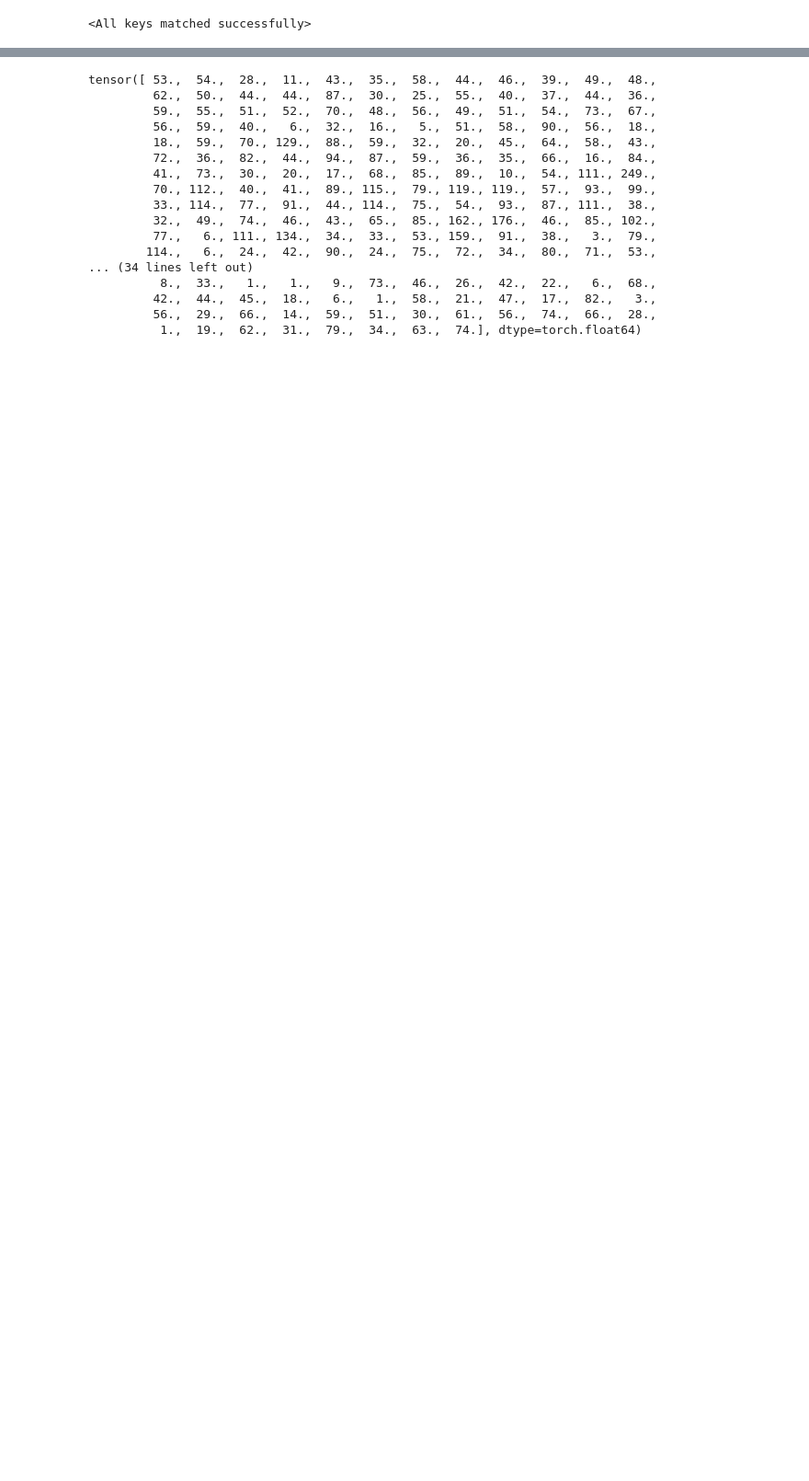
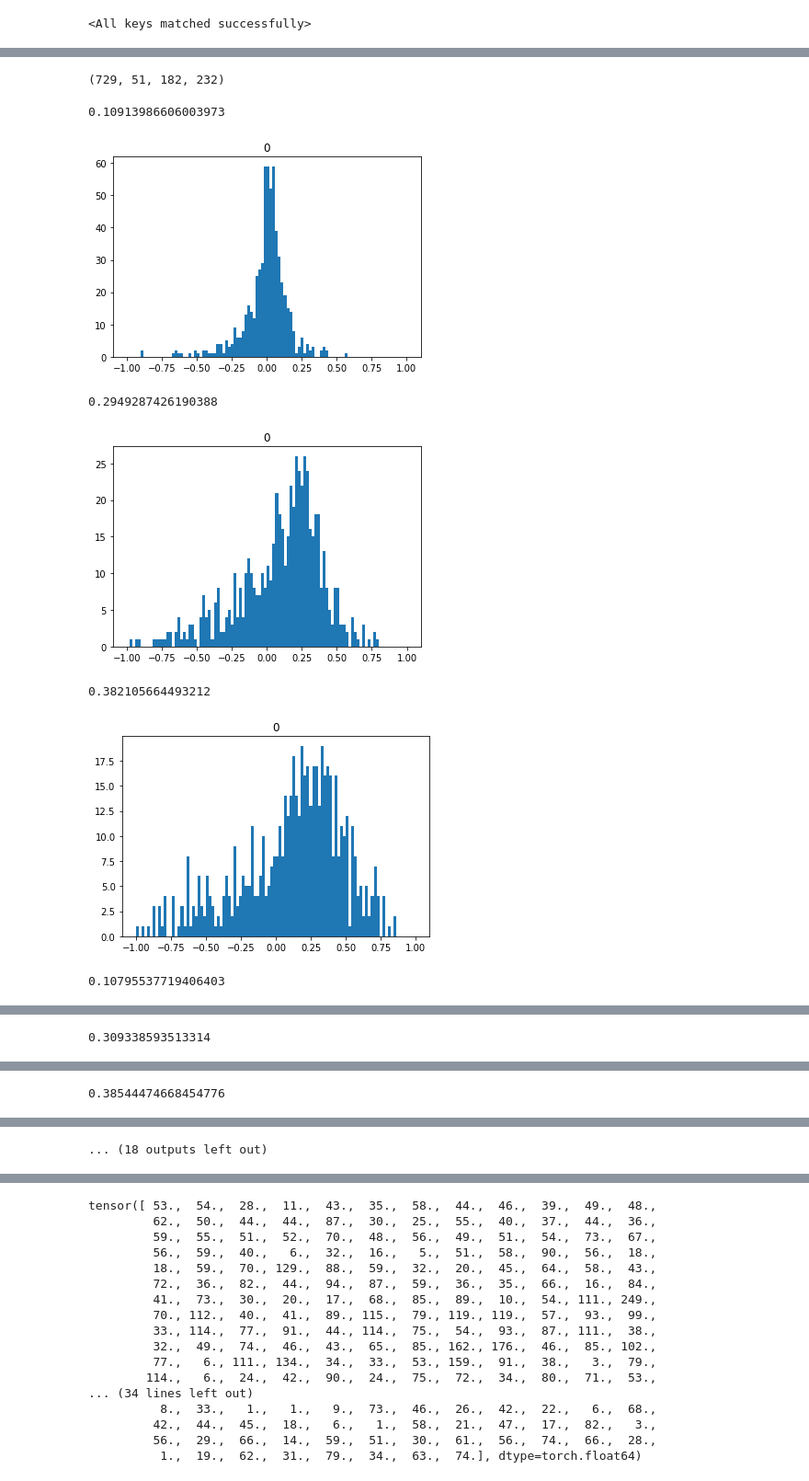
Before and after one commit to sky12807/InventoryOptimization, a Jupyter notebook: main_finetune_input.ipynb, the cells around one changed output, grey strips where cells are left out. Shown at 92% size. Cells and saved outputs as stored; diff of their text form; code cells hidden in the pictures; blank space fills up the shorter version.

Commit message:
update finetune labels for analysis , neet TODO list: 1. finetune EM(inventory) before compared with after.   -> visualization.

```diff
--- a/main_finetune_input.ipynb
+++ b/main_finetune_input.ipynb
@@ -173,12 +180,11 @@ def score(model,loader,criterion= nn.L1Loss() ):
 # %%
-test_score_L1 = score(test_model,testloader,criterion = nn.L1Loss())
-logging.info('-------------cur test loss L1:  {}'.format(test_score_L1))
-print('-------------cur test loss L1:  {}'.format(test_score_L1))
-for epoch in range(1,120):
+
+for epoch in range(50):
     logging.info('-----------{}-----------'.format(epoch))
     ls = []
 
-    test_model.train()
+    test_model.eval()
+    test_model.rnn.train()
     for idx,i in enumerate(trainloader):
 
         indexes,input,grid,yt_1,label,obs = i[0],i[1],i[2],i[3],i[4],i[5]
@@ -200,14 +206,16 @@ for epoch in range(1,120):
 
         #udpate input parameter
         Data.update(indexes,t2p.Input.data)
+
+#         Data.update_labels(indexes,y_pred)
 #         if len(ls)%400==0:
 #             logging.info('epoch {} cur loss {}'.format(epoch,np.mean(ls)))
     print('epoch {} cur loss {}'.format(epoch,np.mean(ls)))
     logging.info('epoch {} cur loss {}'.format(epoch,np.mean(ls)))
-    test_score_L1 = score(test_model,testloader,criterion = nn.L1Loss())
+    test_score_L1 = score(test_model,trainloader,criterion = nn.L1Loss())
     logging.info('-------------cur test loss L1:  {}'.format(test_score_L1))
 
-    if epoch%5 == 0:
-        torch.save(test_model.cpu().state_dict(),'model_save/finetune_input_{}_{}_epoch.t'.format(name,epoch))
-        test_model.to(device)
+#     if epoch%5 == 0:
+#         torch.save(test_model.cpu().state_dict(),'model_save/finetune_input_{}_{}_epoch.t'.format(name,epoch))
+#         test_model.to(device)
 # %% [output]
@@ -219,0 +230,44 @@ len(test_Data)
+# %%
+Data.EM[0].shape
+# %% [output]
+(729, 51, 182, 232)
+# %%
+for i in range(len(Data.obs_label)):
+    obs = Data.obs_label[i].copy()
+    fine_l = Data.finetune_label[i].copy()
+    ctm_l = Data.label[i].copy()
+
+    obs[Data.obs_label[i]==-999] = 0
+    fine_l[Data.obs_label[i]==-999] = 0
+    ctm_l[Data.obs_label[i]==-999] = 0
+
+    obs = np.sum(obs,axis = 0)
+    fine_l = np.sum(fine_l,axis = 0)
+    ctm_l = np.sum(ctm_l,axis = 0)
+
+    a = (obs-fine_l)/(obs+1e-3)
+    b = (fine_l-ctm_l)/(obs+1e-3)
+    c = (obs-ctm_l)/(obs+1e-3)
+
+    print(np.mean(np.abs(a[a!=0])))
+    plt.hist(a[a!=0].reshape(-1),range=(-1,1),bins = 100)
+    plt.title(i)
+    plt.show()
+
+    plt.hist(b[b!=0].reshape(-1),range=(-1,1),bins = 100)
+    print(np.mean(np.abs(b[b!=0])))
+    plt.title(i)
+    plt.show()
+
+    plt.hist(c[c!=0].reshape(-1),range=(-1,1),bins = 100)
+    print(np.mean(np.abs(c[c!=0])))
+    plt.title(i)
+    plt.show()
+# %% [output]
+0.10913986606003973
+[figure, added]
+0.2949287426190388
+[figure, added]
+0.382105664493212
+[figure, added]
+0.10795537719406403
@@ -219,0 +275 @@ len(test_Data)
+0.309338593513314
@@ -219,0 +277 @@ len(test_Data)
+0.38544474668454776
@@ -219,0 +279 @@ len(test_Data)
+... (18 outputs left out)
```
Also changed, not shown: parts of 15 cells of this notebook, 2 other files.
